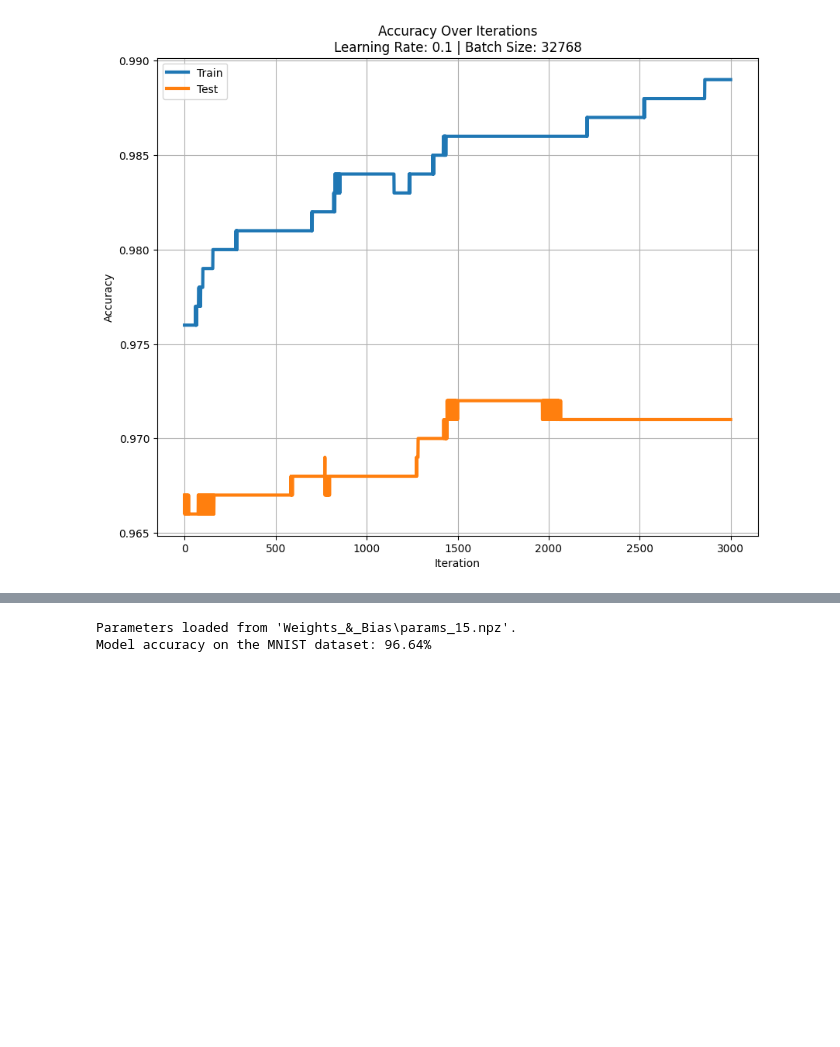
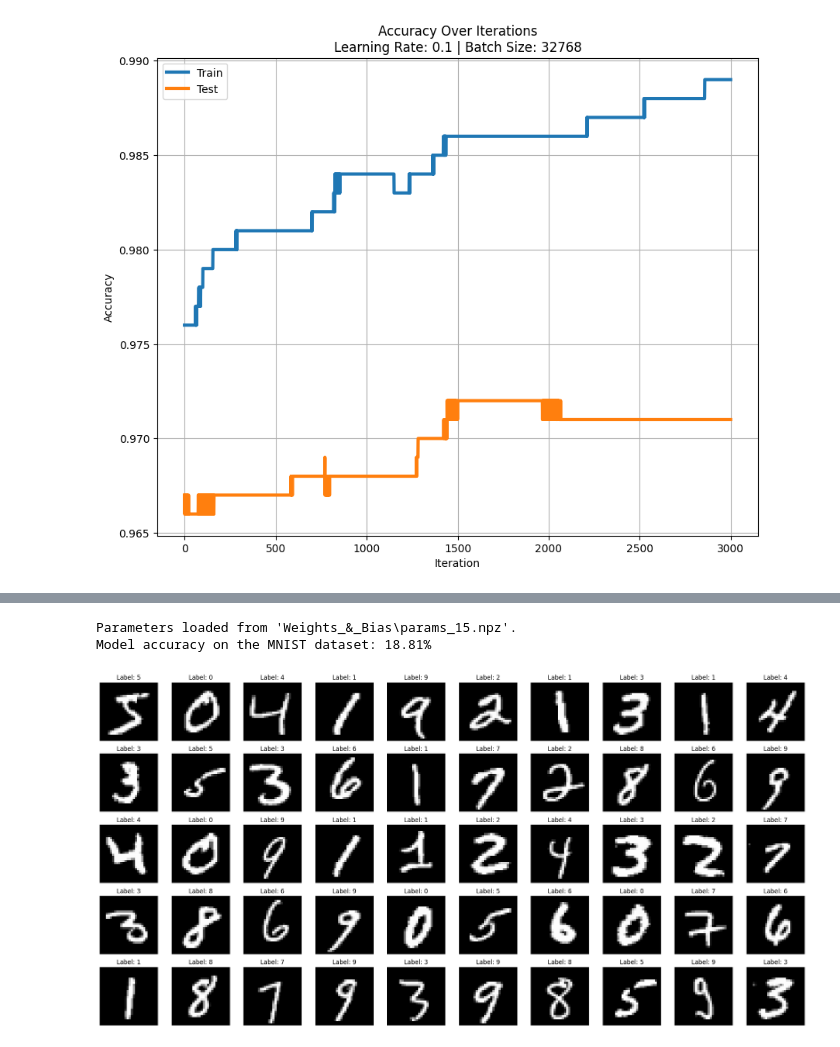
Before and after one commit to danacreyes/NeuralNetwork-2024, a Jupyter notebook: Neural_Network.ipynb, the cells around one changed output, grey strips where cells are left out. Drawn from its saved outputs; the diff is of its cells as text; code cells hidden in the pictures; blank space fills up the shorter version.

```diff
--- a/Neural_Network.ipynb
+++ b/Neural_Network.ipynb
@@ -537,6 +533,7 @@ def forward_prop(X, w_1, b_1, w_2, b_2, w_3, b_3):
 #model_params_file = os.path.join('Weights_&_Bias', 'params_15.npz') # ""Final test accuracy: 96.0000%, Final train accuracy: 97.0000%"" L = 0.1, batch_size = 16_384, num_iterations= 4_000
 #model_params_file = os.path.join('Weights_&_Bias', 'params_16.npz') # Final test accuracy: 96.4650%, Final train accuracy: 97.9550% L = 0.1, batch_size = 32_768, num_iterations= 4_000
 #model_params_file = os.path.join('Weights_&_Bias', 'params_17.npz') # Final test accuracy: 96.9700%, Final train accuracy: 98.9100% L = 0.1, batch_size = 32_768, num_iterations= 3_000 created from params_16
+#mo
 
 #! Initializing the neural network parameters ===============================================
 
@@ -546,7 +543,7 @@ def forward_prop(X, w_1, b_1, w_2, b_2, w_3, b_3):
 #model_params_file = os.path.join('Weights_&_Bias', 'params_3.npz') # 91.77%
 #model_params_file = os.path.join('Weights_&_Bias', 'params_4.npz') # 92.10%
 #model_params_file = os.path.join('Weights_&_Bias', 'params_5.npz') # 94.29%
-#model_params_file = os.path.join('Weights_&_Bias', 'params_6.npz') # 96.02%
+#model_params_file = os.path.join('Weights_&_Bias', 'params_6.npz') # 96.02% <-- this one more or less
 #model_params_file = os.path.join('Weights_&_Bias', 'params_7.npz') # 66.30%
 #model_params_file = os.path.join('Weights_&_Bias', 'params_8.npz') # 75.95%
 #model_params_file = os.path.join('Weights_&_Bias', 'params_9.npz') # 83.89%
@@ -555,16 +552,19 @@ def forward_prop(X, w_1, b_1, w_2, b_2, w_3, b_3):
 #model_params_file = os.path.join('Weights_&_Bias', 'params_12.npz') # 79.89%
 #model_params_file = os.path.join('Weights_&_Bias', 'params_13.npz') # 94.16%
 #model_params_file = os.path.join('Weights_&_Bias', 'params_14.npz') # 94.62%
-#model_params_file = os.path.join('Weights_&_Bias', 'params_15.npz') # 96.56%
+model_params_file = os.path.join('Weights_&_Bias', 'params_15.npz') # 96.56% <-- this one seems to be the best because the one with more precision seems to generalize patterns from the dataset
 #model_params_file = os.path.join('Weights_&_Bias', 'params_16.npz') # 97.48%
-model_params_file = os.path.join('Weights_&_Bias', 'params_17.npz') # 98.28%
+#model_params_file = os.path.join('Weights_&_Bias', 'params_17.npz') # 98.28%
 
 #mnist = fetch_openml('mnist_784', version=1)
 #X, Y = mnist['data'] / 255.0, mnist['target'].astype(int)
 #X = X.T
 
-data = pd.read_csv('DATA/train.csv')
-X, Y = data.iloc[:, 1:].values.T / 255, data.iloc[:, 0].values
+#data = pd.read_csv('DATA/train.csv')
+#X, Y = data.iloc[:, 1:].values.T / 255, data.iloc[:, 0].values
+
+emnist = pd.read_csv('DATA/emnist-digits-train.csv.zip', compression='zip', encoding='utf-8')
+X, Y = emnist.iloc[:, 1:].values.T / 255, emnist.iloc[:, 0].values
 
 w_1, b_1, w_2, b_2, w_3, b_3 = load_model_params(model_params_file)
 
@@ -575,4 +575,34 @@ accuracy = accuracy_score(Y, y_pred)
 print(f"Model accuracy on the MNIST dataset: {accuracy * 100:.2f}%")
 # %% [output]
 Parameters loaded from 'Weights_&_Bias\params_15.npz'.
-Model accuracy on the MNIST dataset: 96.64%
+Model accuracy on the MNIST dataset: 18.81%
+# %%
+from sklearn.datasets import fetch_openml
+import matplotlib.pyplot as plt
+
+mnist = fetch_openml('mnist_784', version=1)
+X, Y = mnist['data'] / 255, mnist['target']
+
+num_images = 50
+cols = 10
+rows = (num_images + cols - 1) // cols
+
+plt.figure(figsize=(cols * 2, rows * 2))  # Adjust the figure size
+for i in range(num_images):
+    # Extract an image and its label
+    sample = X.iloc[i].values  # Get the image data
+    label = Y.iloc[i]  # Get the label
+
+    # Resize the image to 28x28
+    image = sample.reshape(28, 28)
+
+    # Create a subplot for each image
+    plt.subplot(rows, cols, i + 1)
+    plt.imshow(image, cmap='gray')
+    plt.title(f"Label: {label}")
+    plt.axis('off')  # Remove axes
+
+plt.tight_layout()
+plt.show()
+# %% [output]
+[figure, added]
```
Also changed, not shown: parts of 2 cells of this notebook, 9 other files.
